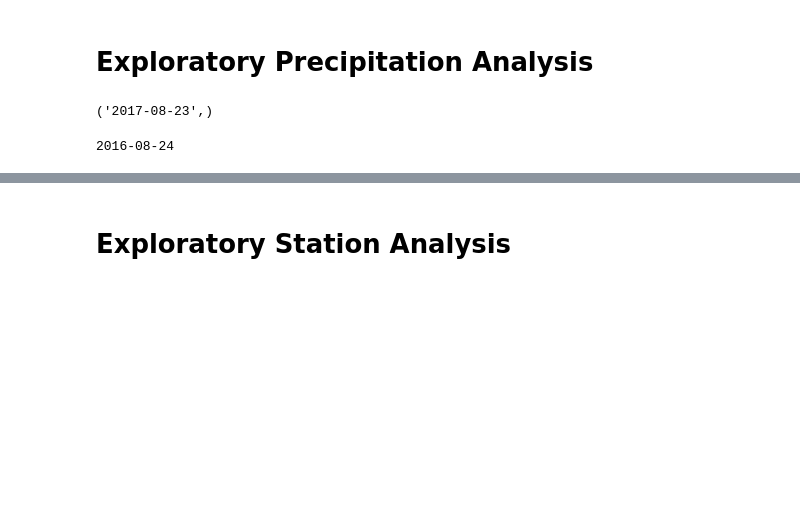
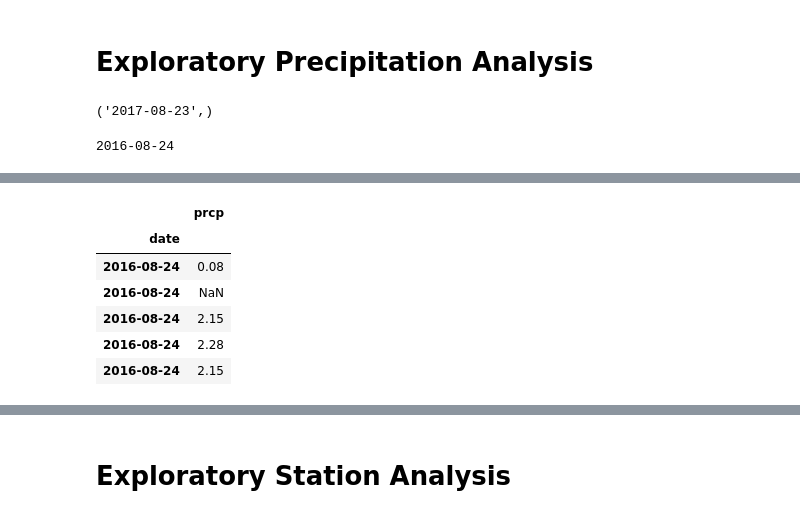
Before and after one commit to DakNewcomb/sqlalchemy_challenge, a Jupyter notebook: Starter_Code/climate_starter.ipynb, the cells around one changed output, grey strips where cells are left out. Cells and saved outputs as stored; diff of their text form; code cells hidden in the pictures; blank space fills up the shorter version.

```diff
--- a/Starter_Code/climate_starter.ipynb
+++ b/Starter_Code/climate_starter.ipynb
@@ -91,0 +80,18 @@ Text(0, 0.5, 'Inches')
+# %%
+# Perform a query to retrieve the data and precipitation scores
+# Save the query results as a Pandas DataFrame. Explicitly set the column names
+
+_prcp = pd.read_sql(
+    'SELECT prcp, date FROM Measurement WHERE date BETWEEN "2016-08-24" AND "2017-08-23"', conn)
+
+_prcp.set_index('date', inplace=True)
+_prcp.sort_index(inplace=True)
+_prcp.head()
+# %% [output]
+|  | prcp |
+| date |  |
+| 2016-08-24 | 0.08 |
+| 2016-08-24 | NaN |
+| 2016-08-24 | 2.15 |
+| 2016-08-24 | 2.28 |
+| 2016-08-24 | 2.15 |
```
Also changed, not shown: parts of 10 cells of this notebook, 1 other file.
